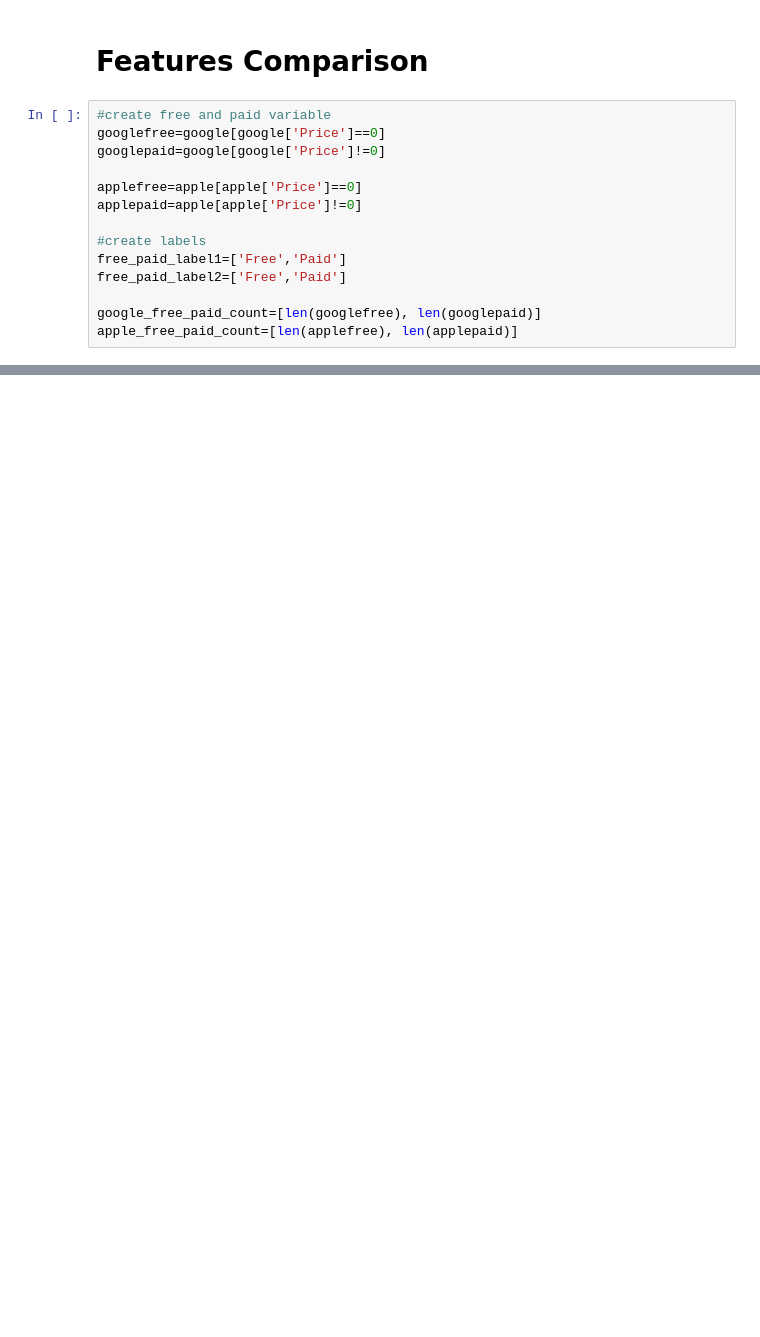
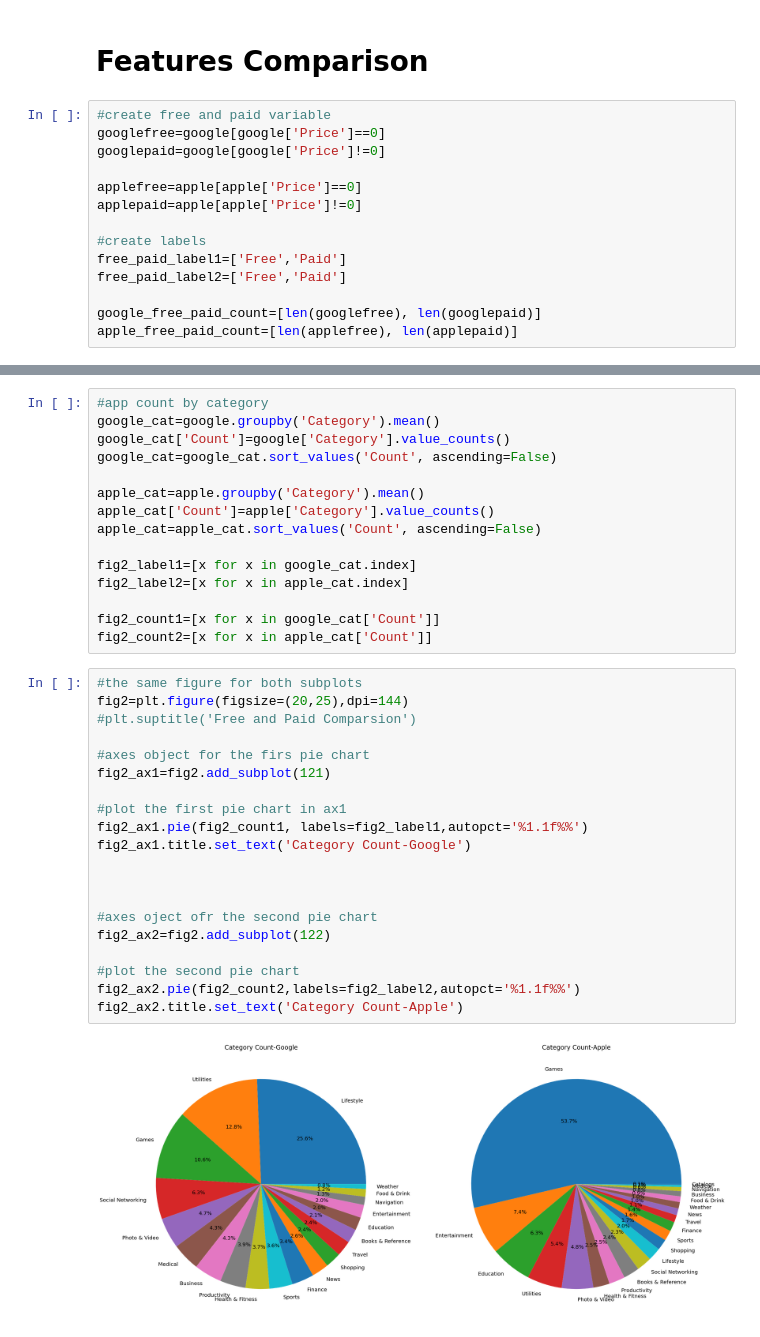
Before and after one commit to xlu210/DSCI510-FinalProject, a Jupyter notebook: Notebook/GooglePlay_VS_AppleStore.ipynb, the cells around one changed output, grey strips where cells are left out. Drawn from its saved outputs; the diff is of its cells as text; blank space fills up the shorter version.

```diff
--- a/Notebook/GooglePlay_VS_AppleStore.ipynb
+++ b/Notebook/GooglePlay_VS_AppleStore.ipynb
@@ -297,0 +298,37 @@ label=[x for x in google_appcount_cat.index]
+# %%
+#app count by category
+google_cat=google.groupby('Category').mean()
+google_cat['Count']=google['Category'].value_counts()
+google_cat=google_cat.sort_values('Count', ascending=False)
+
+apple_cat=apple.groupby('Category').mean()
+apple_cat['Count']=apple['Category'].value_counts()
+apple_cat=apple_cat.sort_values('Count', ascending=False)
+
+fig2_label1=[x for x in google_cat.index]
+fig2_label2=[x for x in apple_cat.index]
+
+fig2_count1=[x for x in google_cat['Count']]
+fig2_count2=[x for x in apple_cat['Count']]
+# %%
+#the same figure for both subplots
+fig2=plt.figure(figsize=(20,25),dpi=144)
+#plt.suptitle('Free and Paid Comparsion')
+
+#axes object for the firs pie chart
+fig2_ax1=fig2.add_subplot(121)
+
+#plot the first pie chart in ax1
+fig2_ax1.pie(fig2_count1, labels=fig2_label1,autopct='%1.1f%%')
+fig2_ax1.title.set_text('Category Count-Google')
+
+
+
+#axes oject ofr the second pie chart
+fig2_ax2=fig2.add_subplot(122)
+
+#plot the second pie chart
+fig2_ax2.pie(fig2_count2,labels=fig2_label2,autopct='%1.1f%%')
+fig2_ax2.title.set_text('Category Count-Apple')
+# %% [output]
+[figure, added]
```
Also changed, not shown: parts of 11 cells of this notebook.
